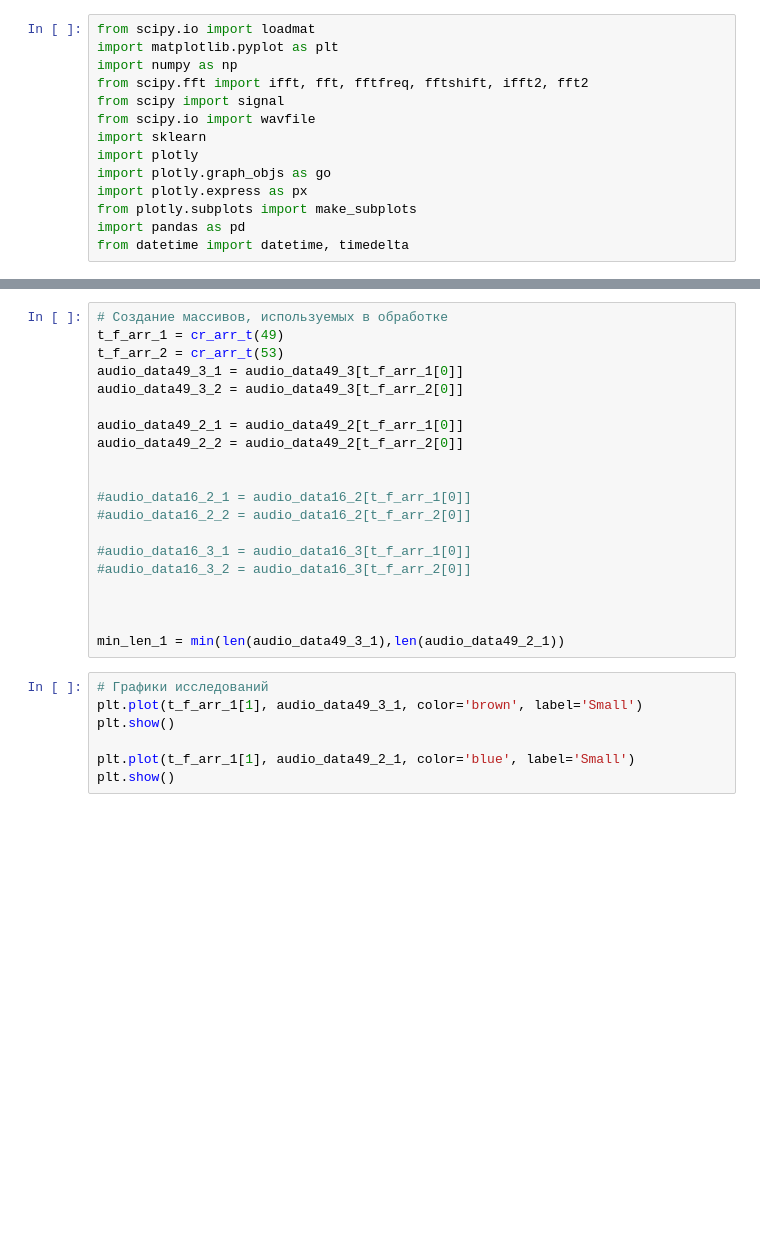
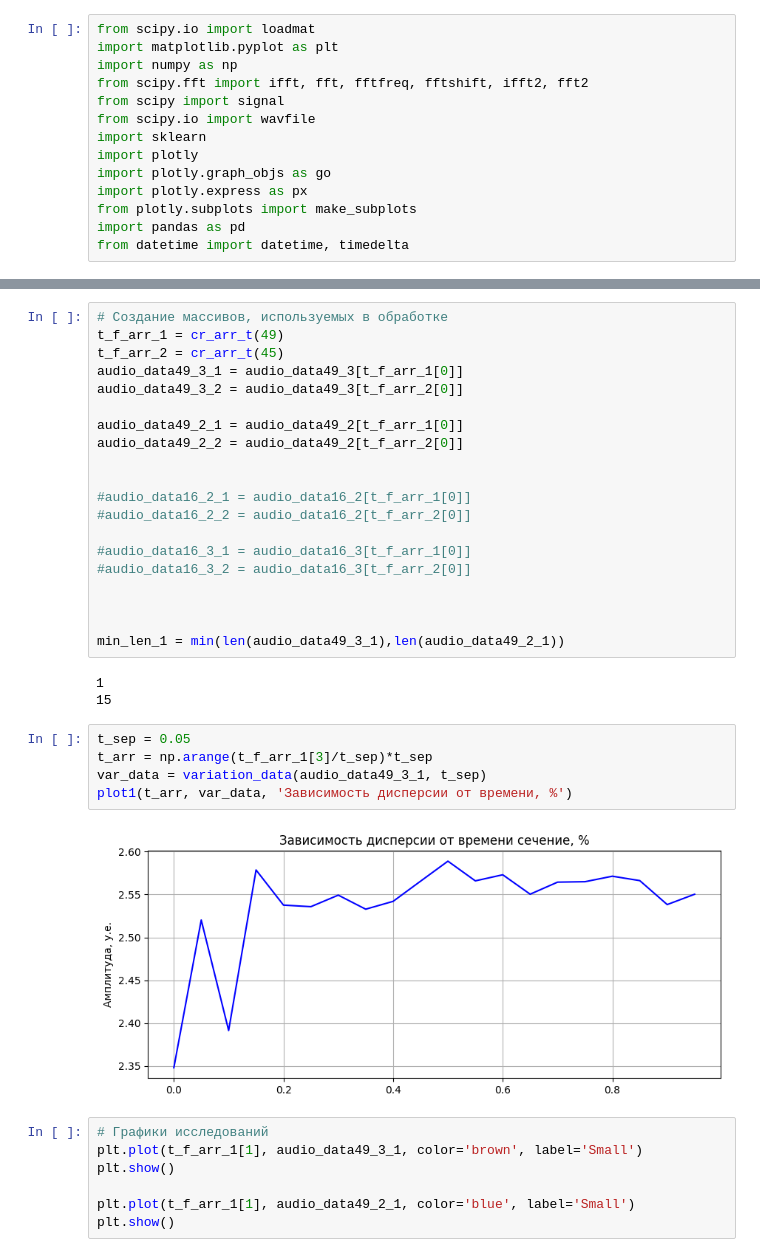
Before and after one commit to bdExplore/Scientific, a Jupyter notebook: Python/DJISummer.ipynb, the cells around one changed output, grey strips where cells are left out. Saved outputs shown, nothing was run; the diff lists cells and outputs as text; blank space fills up the shorter version.

```diff
--- a/Python/DJISummer.ipynb
+++ b/Python/DJISummer.ipynb
@@ -183,7 +207,7 @@ t = np.arange(int(len(audio_data49_3)))/sample_rate # Массив времен
 # %%
 # Создание массивов, используемых в обработке
 t_f_arr_1 = cr_arr_t(49)
-t_f_arr_2 = cr_arr_t(53)
+t_f_arr_2 = cr_arr_t(45)
 audio_data49_3_1 = audio_data49_3[t_f_arr_1[0]]
 audio_data49_3_2 = audio_data49_3[t_f_arr_2[0]]
 
@@ -200,6 +224,16 @@ audio_data49_2_2 = audio_data49_2[t_f_arr_2[0]]
 
 
 min_len_1 = min(len(audio_data49_3_1),len(audio_data49_2_1))
+# %% [output]
+1
+15
+# %%
+t_sep = 0.05
+t_arr = np.arange(t_f_arr_1[3]/t_sep)*t_sep
+var_data = variation_data(audio_data49_3_1, t_sep)
+plot1(t_arr, var_data, 'Зависимость дисперсии от времени, %')
+# %% [output]
+[figure, added]
 # %%
 # Графики исследований
 plt.plot(t_f_arr_1[1], audio_data49_3_1, color='brown', label='Small')
```
Also changed, not shown: parts of 3 cells of this notebook, 1 other file.
